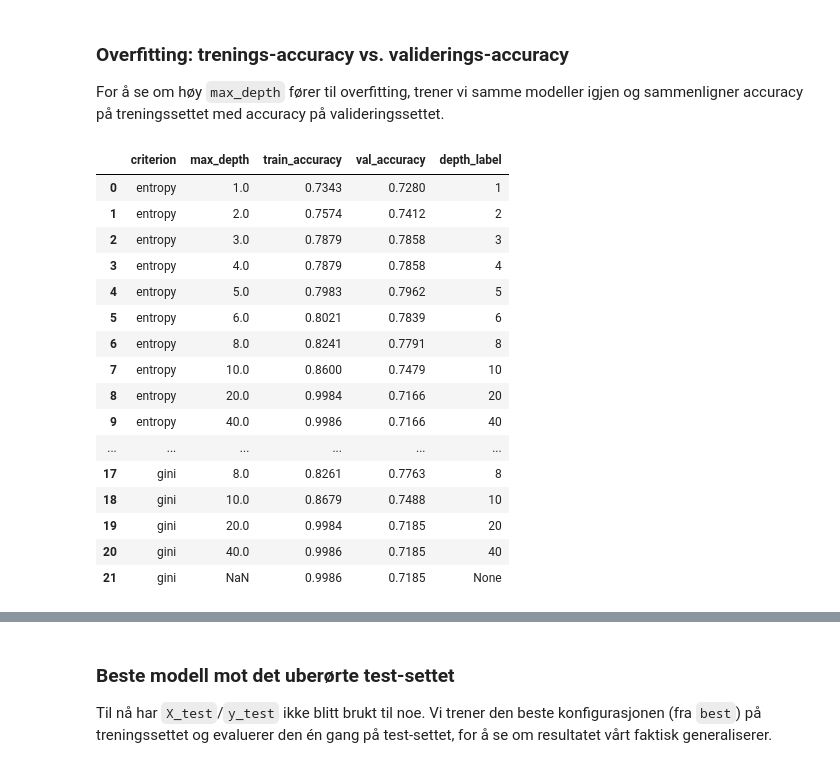
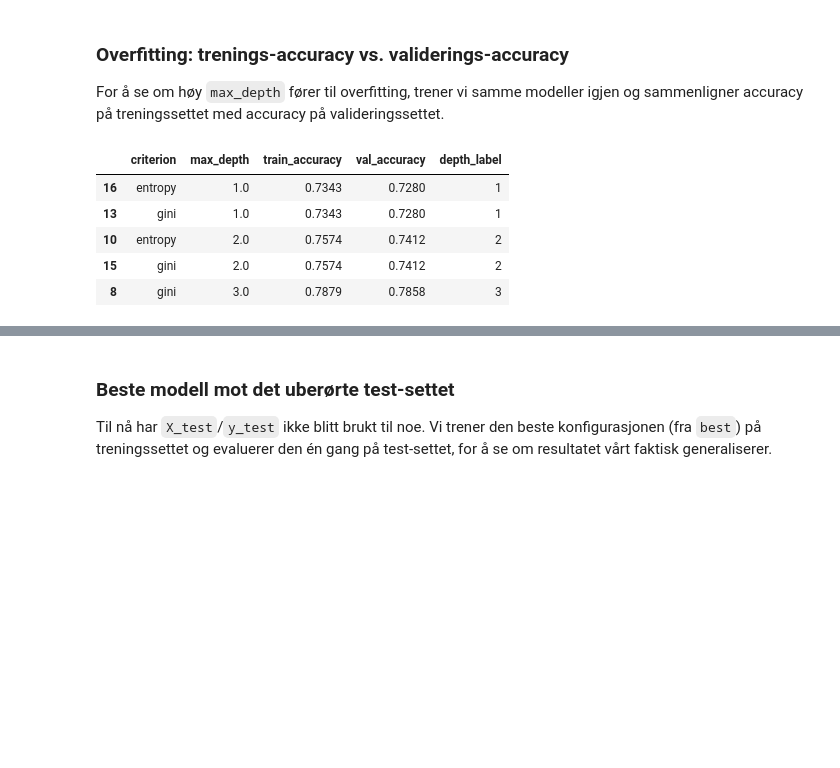
Before and after one commit to madsrb2003-dev/inf264_proj1, a Jupyter notebook: run_experiment.ipynb, the cells around one changed output, grey strips where cells are left out. Drawn from its saved outputs; the diff is of its cells as text; code cells hidden in the pictures; blank space fills up the shorter version.

```diff
--- a/run_experiment.ipynb
+++ b/run_experiment.ipynb
@@ -164,21 +164,32 @@ Max depths: [1, 2, 3, 4, 5, 6, 8, 10, 20, 40] and None
 Total models to train: 22
 # %%
 results = []
+best_model = None
+best_f1 = -1
+best_result = None
 
 for model in models:
     model = DecisionTree(criterion=model.criterion, max_depth=model.max_depth, root=None)
     model.fit(X_train, y_train)
     predictions = model.predict(X_val)
 
+
     acc = accuracy_score(y_val, predictions)
     f1 = f1_score(y_val, predictions, pos_label=1)
 
-    results.append({
+    result = {
         "criterion": model.criterion,
         "max_depth": model.max_depth,
         "accuracy": acc,
         "f1_score": f1,
-    })
+    }
+    results.append(result)
+
+    # Storing our best model for further use
+    if f1 > best_f1:
+        best_f1 = f1
+        best_model = model
+        best_result = result
 
     print(f"criterion={model.criterion:8s} max_depth={str(model.max_depth):4s}  accuracy={acc:.4f}  f1={f1:.4f}")
 # %% [output]
@@ -283,42 +289,30 @@ For å se om høy `max_depth` fører til overfitting, trener vi samme modeller i
 # %%
 overfit_results = []
 
-for criterion in criteria:
-    for max_depth in max_depths:
-        model = DecisionTree(criterion=criterion, max_depth=max_depth, root=None)
-        model.fit(X_train, y_train)
+for model in models:
+    model = DecisionTree(criterion=model.criterion, max_depth=model.max_depth, root=None)
+    model.fit(X_train, y_train)
 
-        train_acc = accuracy_score(y_train, model.predict(X_train))
-        val_acc = accuracy_score(y_val, model.predict(X_val))
+    train_acc = accuracy_score(y_train, model.predict(X_train))
+    val_acc = accuracy_score(y_val, model.predict(X_val))
 
-        overfit_results.append({
-            'criterion': criterion,
-            'max_depth': max_depth,
-            'train_accuracy': train_acc,
-            'val_accuracy': val_acc,
-        })
+    overfit_results.append({
+        'criterion': model.criterion,
+        'max_depth': model.max_depth,
+        'train_accuracy': train_acc,
+        'val_accuracy': val_acc,
+    })
 
 overfit_df = pd.DataFrame(overfit_results)
 overfit_df['depth_label'] = overfit_df['max_depth'].apply(lambda d: 'None' if pd.isna(d) else str(int(d)))
-overfit_df.round(4)
+overfit_df.round(4).sort_values(['max_depth']).head(5)
 # %% [output]
 |  | criterion | max_depth | train_accuracy | val_accuracy | depth_label |
-| 0 | entropy | 1.0 | 0.7343 | 0.7280 | 1 |
-| 1 | entropy | 2.0 | 0.7574 | 0.7412 | 2 |
-| 2 | entropy | 3.0 | 0.7879 | 0.7858 | 3 |
-| 3 | entropy | 4.0 | 0.7879 | 0.7858 | 4 |
-| 4 | entropy | 5.0 | 0.7983 | 0.7962 | 5 |
-| 5 | entropy | 6.0 | 0.8021 | 0.7839 | 6 |
-| 6 | entropy | 8.0 | 0.8241 | 0.7791 | 8 |
-| 7 | entropy | 10.0 | 0.8600 | 0.7479 | 10 |
-| 8 | entropy | 20.0 | 0.9984 | 0.7166 | 20 |
-| 9 | entropy | 40.0 | 0.9986 | 0.7166 | 40 |
-| ... | ... | ... | ... | ... | ... |
-| 17 | gini | 8.0 | 0.8261 | 0.7763 | 8 |
-| 18 | gini | 10.0 | 0.8679 | 0.7488 | 10 |
-| 19 | gini | 20.0 | 0.9984 | 0.7185 | 20 |
-| 20 | gini | 40.0 | 0.9986 | 0.7185 | 40 |
-| 21 | gini | NaN | 0.9986 | 0.7185 | None |
+| 16 | entropy | 1.0 | 0.7343 | 0.7280 | 1 |
+| 13 | gini | 1.0 | 0.7343 | 0.7280 | 1 |
+| 10 | entropy | 2.0 | 0.7574 | 0.7412 | 2 |
+| 15 | gini | 2.0 | 0.7574 | 0.7412 | 2 |
+| 8 | gini | 3.0 | 0.7879 | 0.7858 | 3 |
 # %%
 fig, axes = plt.subplots(1, 2, figsize=(12, 4.5), sharey=True)
 
```
Also changed, not shown: parts of 8 cells of this notebook.
